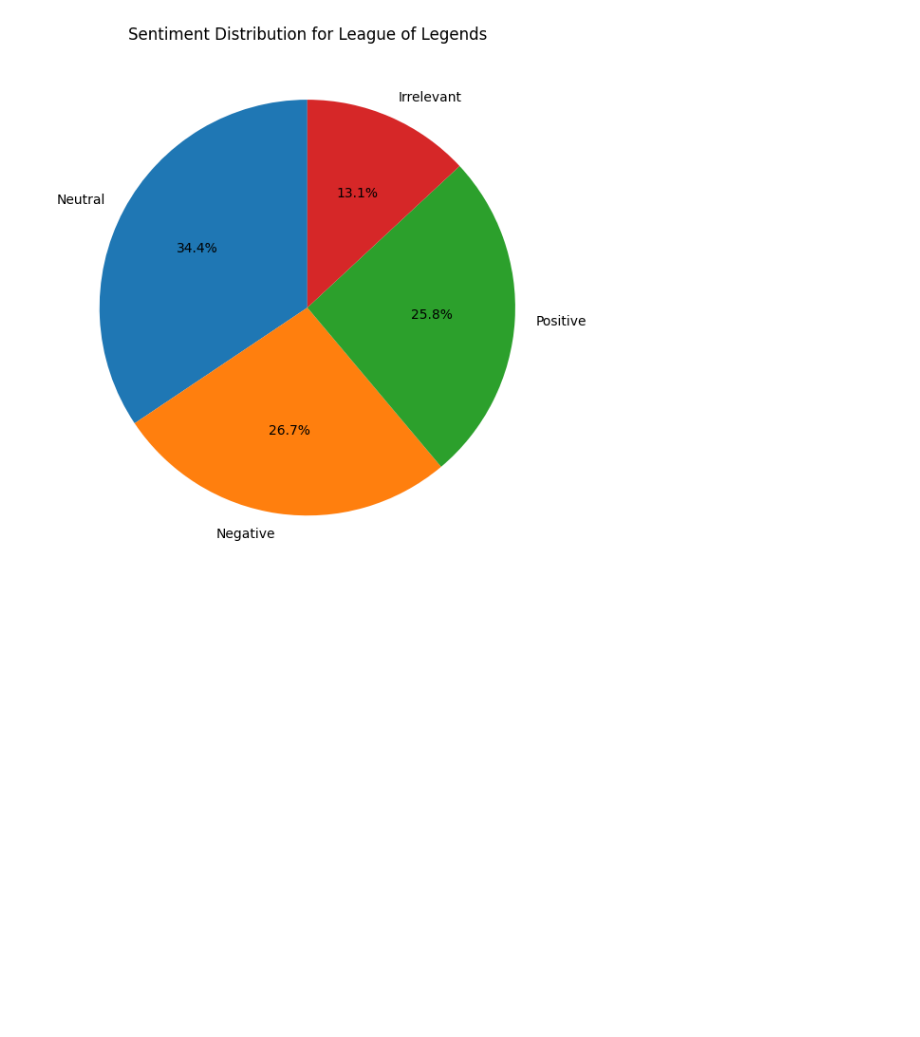
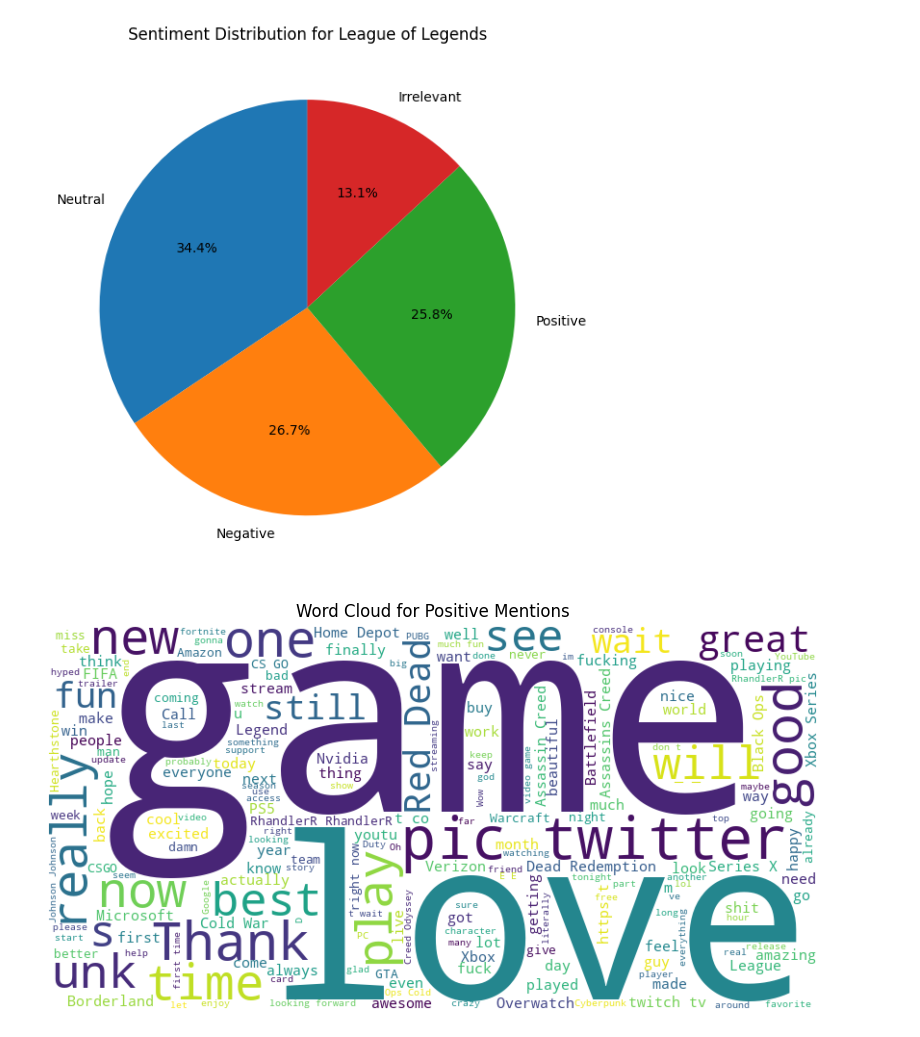
Before and after one commit to Ethan-97/PRODIGY_DS_04, a Jupyter notebook: Task4.ipynb, the cells around one changed output. Drawn from its saved outputs; the diff is of its cells as text; code cells hidden in the pictures; blank space fills up the shorter version.

Commit message:
Final commit
Added some word cloud diagrams for fun visualisation of positive and negative sentiments.

```diff
--- a/Task4.ipynb
+++ b/Task4.ipynb
@@ -509,3 +509,29 @@ plt.tight_layout()
 plt.show()
 # %% [output]
 [figure]
+# %%
+# Creating a word cloud for different sentiment categories
+
+# Importing the necessary libraries
+from wordcloud import WordCloud
+
+# Filter for positive mentions in the dataset
+positive_mentions = pd.concat([
+    validation_data_clean[validation_data_clean['Sentiment'] == 'Positive'],
+    training_data_clean[training_data_clean['Sentiment'] == 'Positive']
+])
+
+# Combine all the text from positive mentions into a single string
+positive_text = ' '.join(positive_mentions['Text'].dropna())
+
+# Generate the word cloud
+wordcloud = WordCloud(width = 800, height = 400, background_color = 'white').generate(positive_text)
+
+# Plot the word cloud
+plt.figure(figsize = (10, 5))
+plt.imshow(wordcloud, interpolation = 'bilinear')
+plt.axis('off')
+plt.title('Word Cloud for Positive Mentions')
+plt.show()
+# %% [output]
+[figure, added]
```
Also changed, not shown: parts of 1 cell of this notebook.
